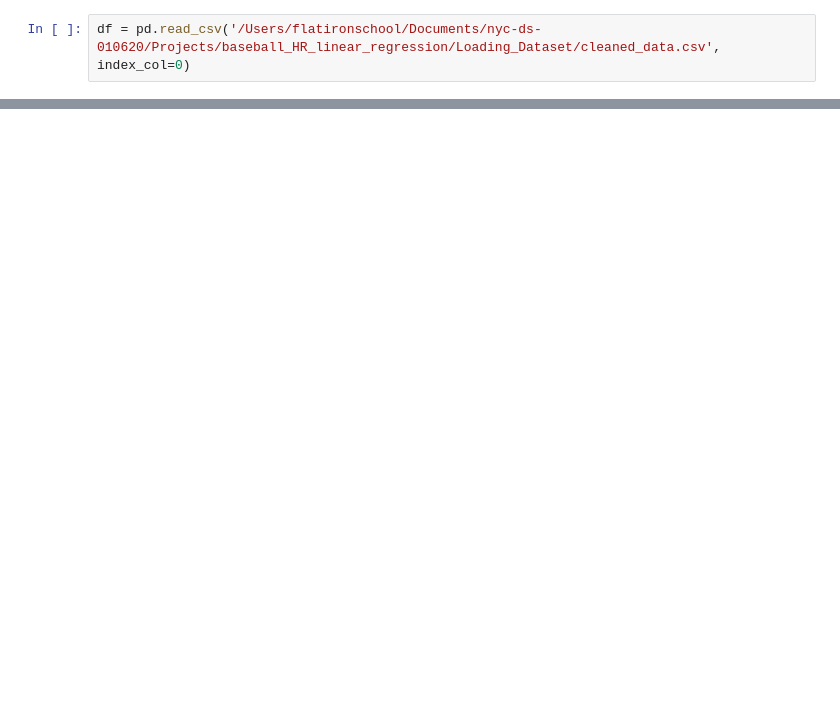
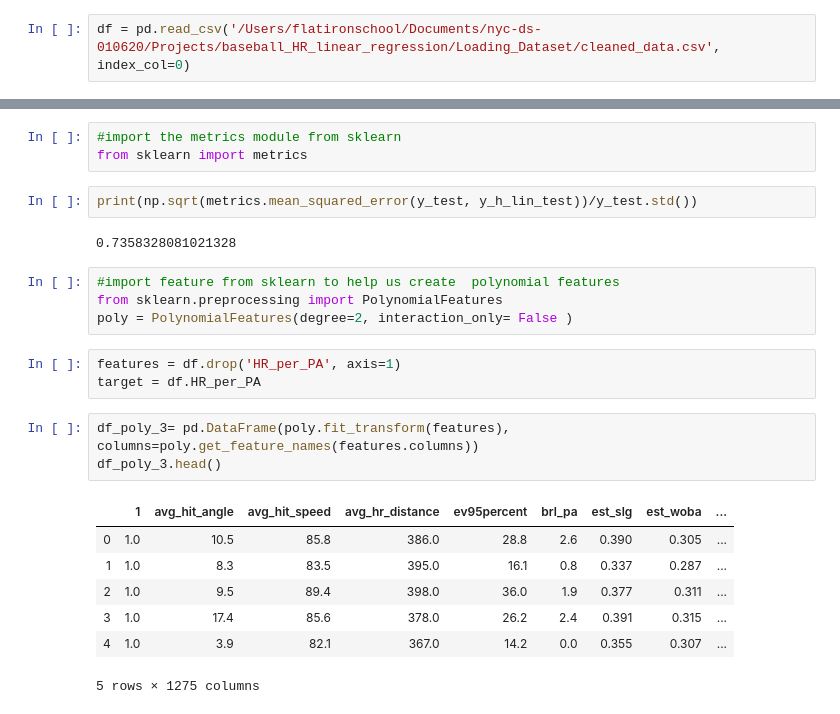
Before and after one commit to jacksonbull87/baseball_HR_linear_regression, a Jupyter notebook: modeling procedure/Data Modeling.ipynb, the cells around one changed output, grey strips where cells are left out. Drawn from its saved outputs; the diff is of its cells as text; blank space fills up the shorter version.

```diff
--- a/modeling procedure/Data Modeling.ipynb
+++ b/modeling procedure/Data Modeling.ipynb
@@ -38,0 +210,25 @@ X_train.shape, X_test.shape
+# %%
+#import the metrics module from sklearn
+from sklearn import metrics
+# %%
+print(np.sqrt(metrics.mean_squared_error(y_test, y_h_lin_test))/y_test.std())
+# %% [output]
+0.7358328081021328
+# %%
+#import feature from sklearn to help us create  polynomial features
+from sklearn.preprocessing import PolynomialFeatures
+poly = PolynomialFeatures(degree=2, interaction_only= False )
+# %%
+features = df.drop('HR_per_PA', axis=1)
+target = df.HR_per_PA
+# %%
+df_poly_3= pd.DataFrame(poly.fit_transform(features), columns=poly.get_feature_names(features.columns))
+df_poly_3.head()
+# %% [output]
+|  | 1 | avg_hit_angle | avg_hit_speed | avg_hr_distance | ev95percent | brl_pa | est_slg | est_woba | ... |
+| 0 | 1.0 | 10.5 | 85.8 | 386.0 | 28.8 | 2.6 | 0.390 | 0.305 | ... |
+| 1 | 1.0 | 8.3 | 83.5 | 395.0 | 16.1 | 0.8 | 0.337 | 0.287 | ... |
+| 2 | 1.0 | 9.5 | 89.4 | 398.0 | 36.0 | 1.9 | 0.377 | 0.311 | ... |
+| 3 | 1.0 | 17.4 | 85.6 | 378.0 | 26.2 | 2.4 | 0.391 | 0.315 | ... |
+| 4 | 1.0 | 3.9 | 82.1 | 367.0 | 14.2 | 0.0 | 0.355 | 0.307 | ... |
+5 rows × 1275 columns
```
Also changed, not shown: parts of 18 cells of this notebook, 2 other files.
